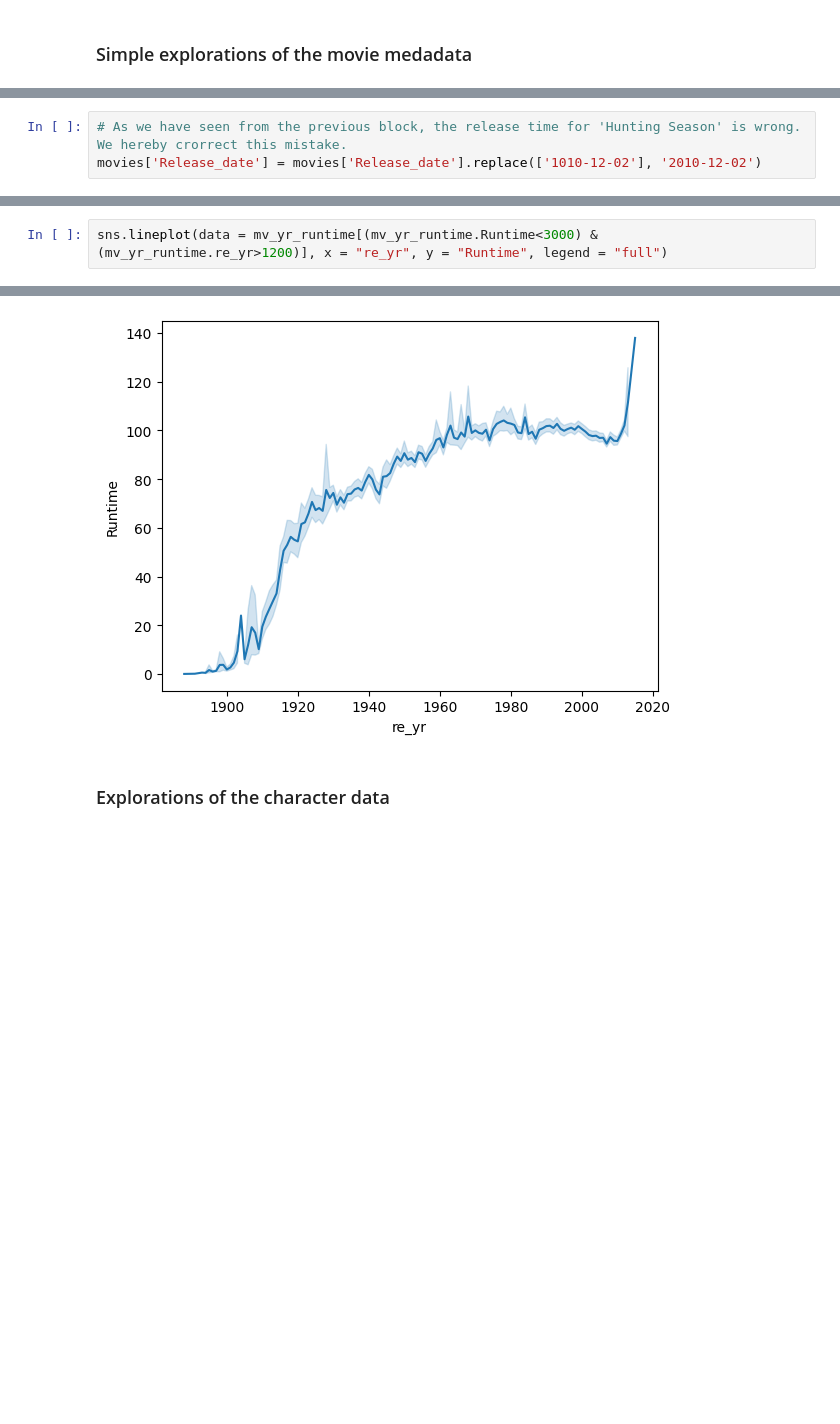
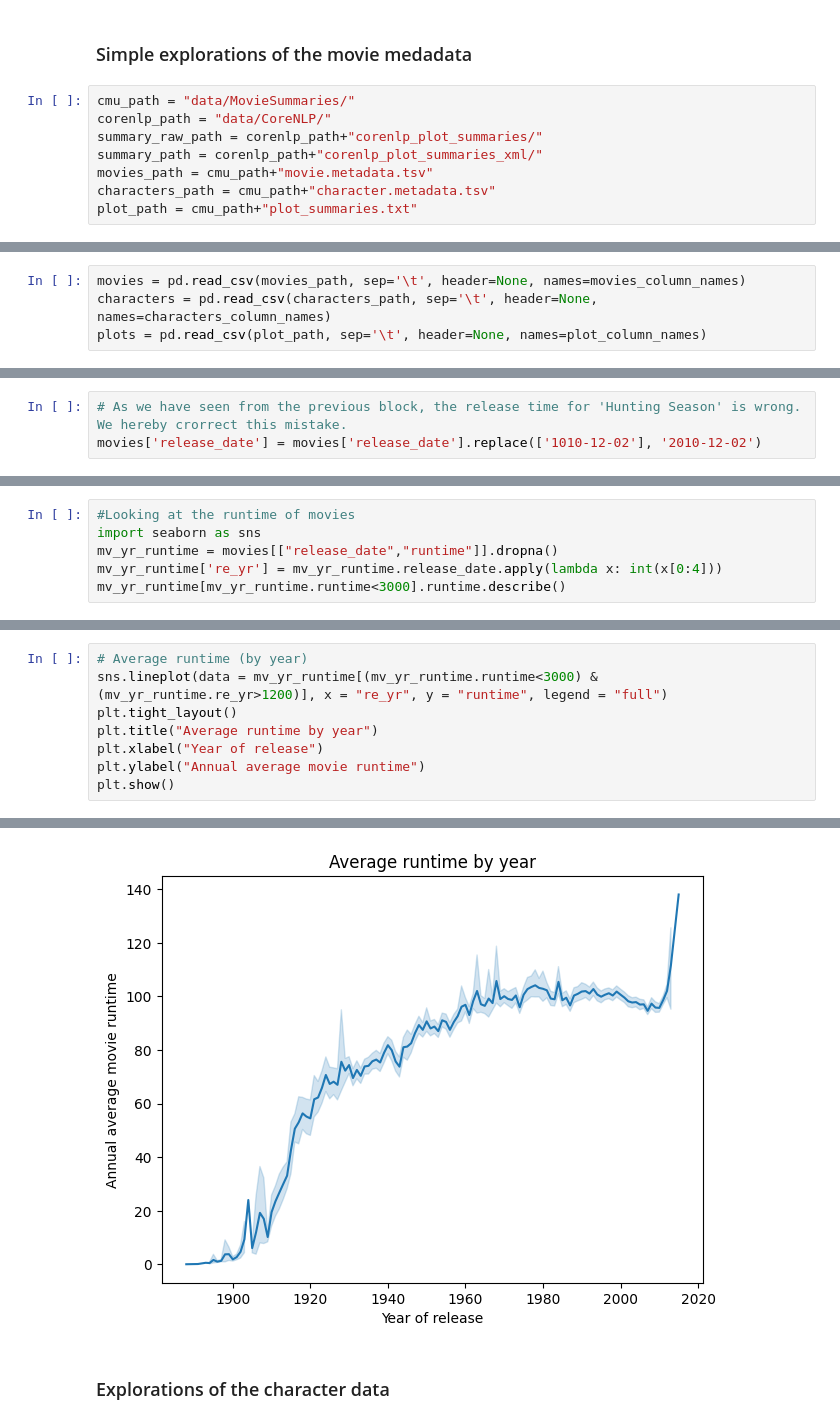
Before and after one commit to epfl-ada/ada-2022-project-alldatapointaccurate, a Jupyter notebook: TEST_CMUMOVIE.ipynb, the cells around one changed output, grey strips where cells are left out. Cells and saved outputs as stored; diff of their text form; blank space fills up the shorter version.

```diff
--- a/TEST_CMUMOVIE.ipynb
+++ b/TEST_CMUMOVIE.ipynb
@@ -40,4 +18,12 @@ import string
 data_folder = './data/'
 # %% [markdown]
 ### Simple explorations of the movie medadata
+# %%
+cmu_path = "data/MovieSummaries/"
+corenlp_path = "data/CoreNLP/"
+summary_raw_path = corenlp_path+"corenlp_plot_summaries/"
+summary_path = corenlp_path+"corenlp_plot_summaries_xml/"
+movies_path = cmu_path+"movie.metadata.tsv"
+characters_path = cmu_path+"character.metadata.tsv"
+plot_path = cmu_path+"plot_summaries.txt"
 # %%
@@ -46,3 +61,7 @@ movies = pd.read_csv(data_folder + "movie.metadata.tsv", sep = '\t', names = ["W
+# %%
+movies = pd.read_csv(movies_path, sep='\t', header=None, names=movies_column_names)
+characters = pd.read_csv(characters_path, sep='\t', header=None, names=characters_column_names)
+plots = pd.read_csv(plot_path, sep='\t', header=None, names=plot_column_names)
 # %%
 movies.info()
 # %% [output]
@@ -99,5 +118,5 @@ np.sort(yrs)
 array([1010, 1888, 1889, ..., 2016, 2016, 2016])
 # %%
 # As we have seen from the previous block, the release time for 'Hunting Season' is wrong. We hereby crorrect this mistake.
-movies['Release_date'] = movies['Release_date'].replace(['1010-12-02'], '2010-12-02')
+movies['release_date'] = movies['release_date'].replace(['1010-12-02'], '2010-12-02')
 # %%
@@ -134,0 +127,6 @@ sns.kdeplot(mv_yr_runtime[mv_yr_runtime.Runtime<3000].Runtime)
+# %%
+#Looking at the runtime of movies
+import seaborn as sns
+mv_yr_runtime = movies[["release_date","runtime"]].dropna()
+mv_yr_runtime['re_yr'] = mv_yr_runtime.release_date.apply(lambda x: int(x[0:4]))
+mv_yr_runtime[mv_yr_runtime.runtime<3000].runtime.describe()
@@ -135,3 +162,9 @@ sns.kdeplot(mv_yr_runtime[mv_yr_runtime.Runtime<3000].Runtime)
 # %%
-sns.lineplot(data = mv_yr_runtime[(mv_yr_runtime.Runtime<3000) & (mv_yr_runtime.re_yr>1200)], x = "re_yr", y = "Runtime", legend = "full")
+# Average runtime (by year)
+sns.lineplot(data = mv_yr_runtime[(mv_yr_runtime.runtime<3000) & (mv_yr_runtime.re_yr>1200)], x = "re_yr", y = "runtime", legend = "full")
+plt.tight_layout()
+plt.title("Average runtime by year")
+plt.xlabel("Year of release")
+plt.ylabel("Annual average movie runtime")
+plt.show()
 # %% [output]
@@ -139,3 +171,3 @@ sns.lineplot(data = mv_yr_runtime[(mv_yr_runtime.Runtime<3000) & (mv_yr_runtime.
-[figure, old version]
+[figure, new version]
 # %% [markdown]
 ### Explorations of the character data
```
Also changed, not shown: parts of 42 cells of this notebook.
